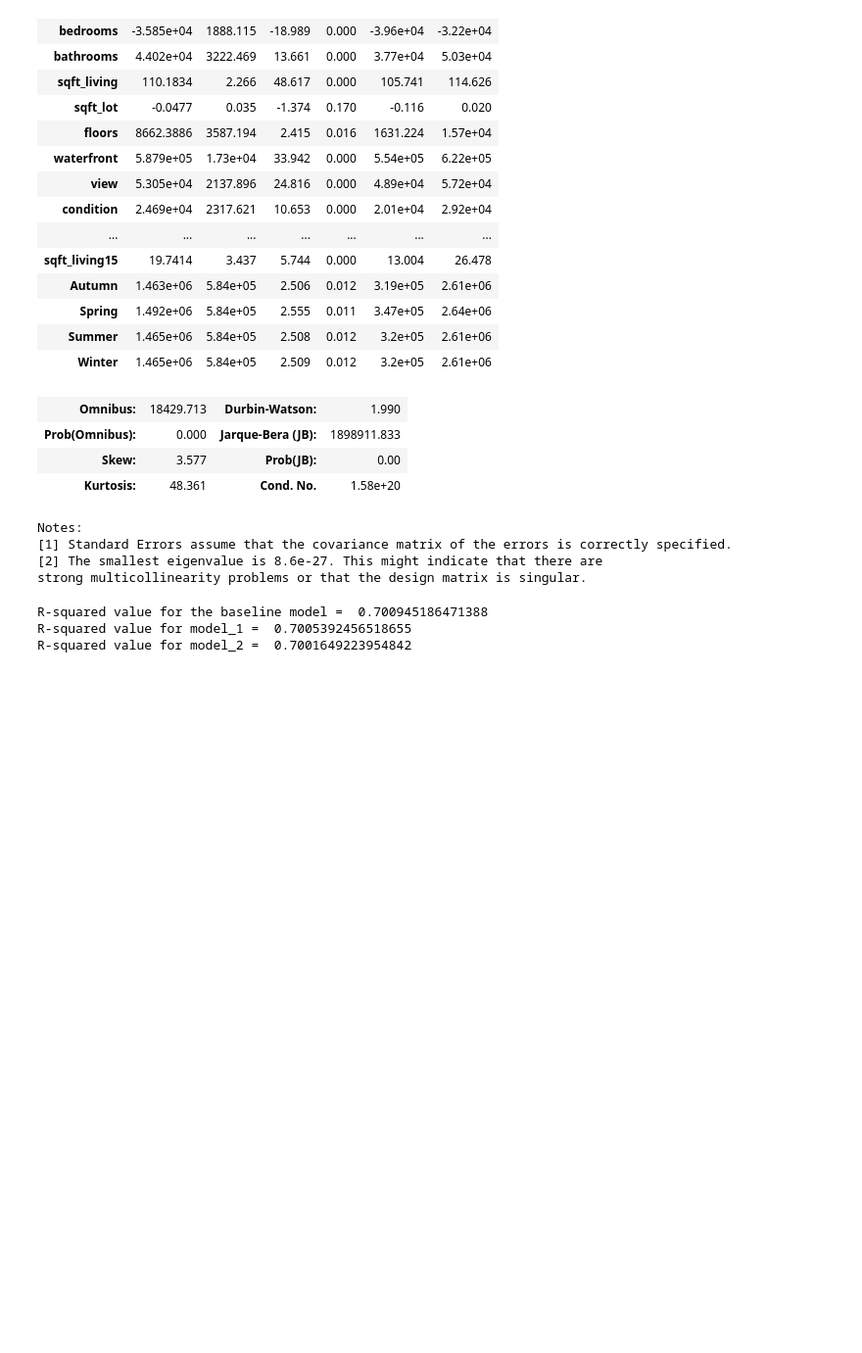
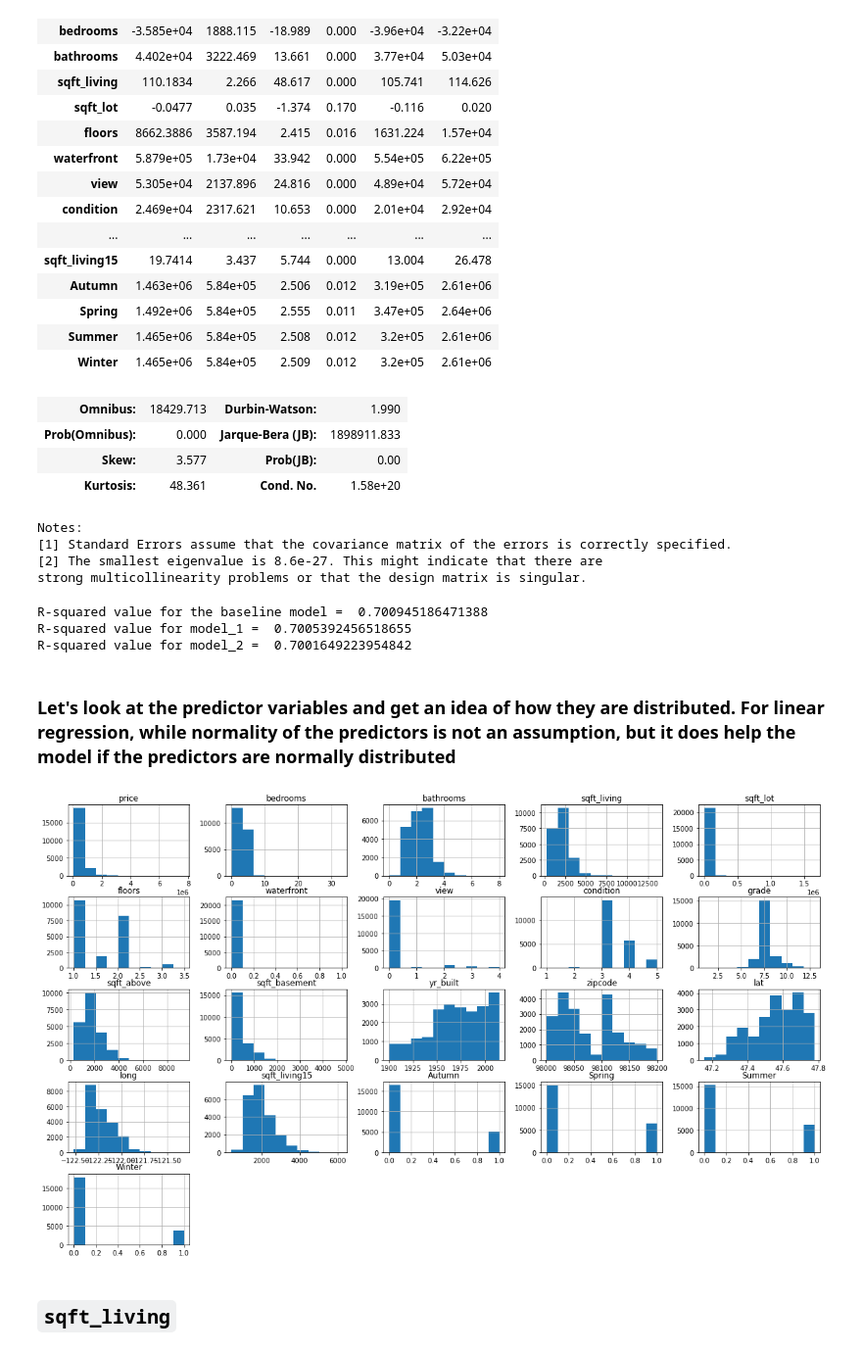
Before and after one commit to rahulakrish/linear_regression, a Jupyter notebook: phase2_project_rev1.ipynb, the cells around one changed output. Shown at 98% size. Saved outputs shown, nothing was run; the diff lists cells and outputs as text; code cells hidden in the pictures; blank space fills up the shorter version.

```diff
--- a/phase2_project_rev1.ipynb
+++ b/phase2_project_rev1.ipynb
@@ -359,3 +346,13 @@ print('R-squared value for model_2 = ',model_2.rsquared)
 R-squared value for the baseline model =  0.700945186471388
 R-squared value for model_1 =  0.7005392456518655
 R-squared value for model_2 =  0.7001649223954842
+# %% [markdown]
+### Let's look at the predictor variables and get an idea of how they are distributed. For linear regression, while normality of the predictors is not an assumption, but it does help the model if the predictors are normally distributed
+# %%
+#visualizing the distribution of the variables
+fig,ax = plt.subplots(figsize=(20,12))
+pd.plotting.hist_frame(df1.drop(['date','month_of_sale','season','yr_renovated','sqft_lot15'],axis=1),ax= ax);
+# %% [output]
+[figure, added]
+# %% [markdown]
+## `sqft_living`
```
Also changed, not shown: parts of 33 cells of this notebook.
